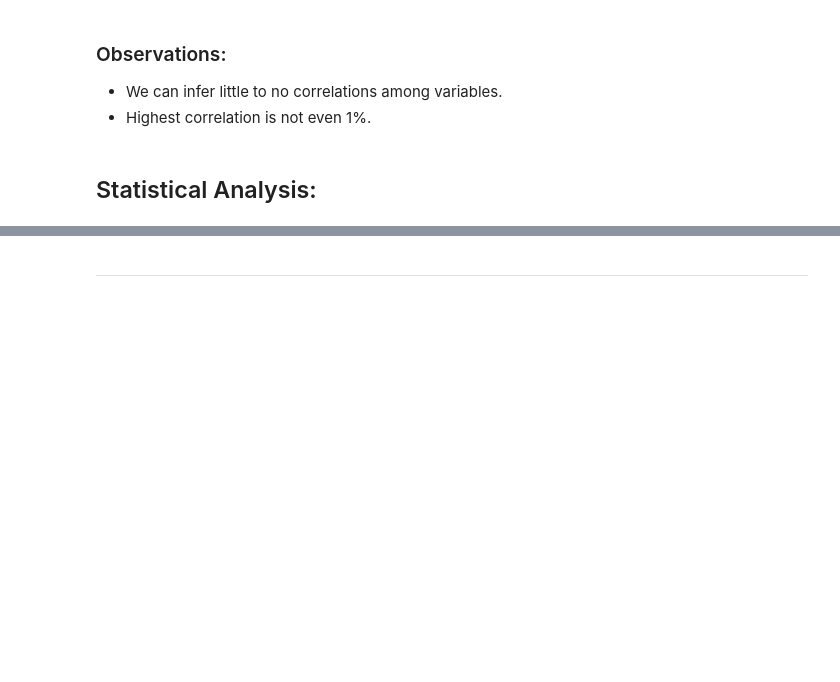
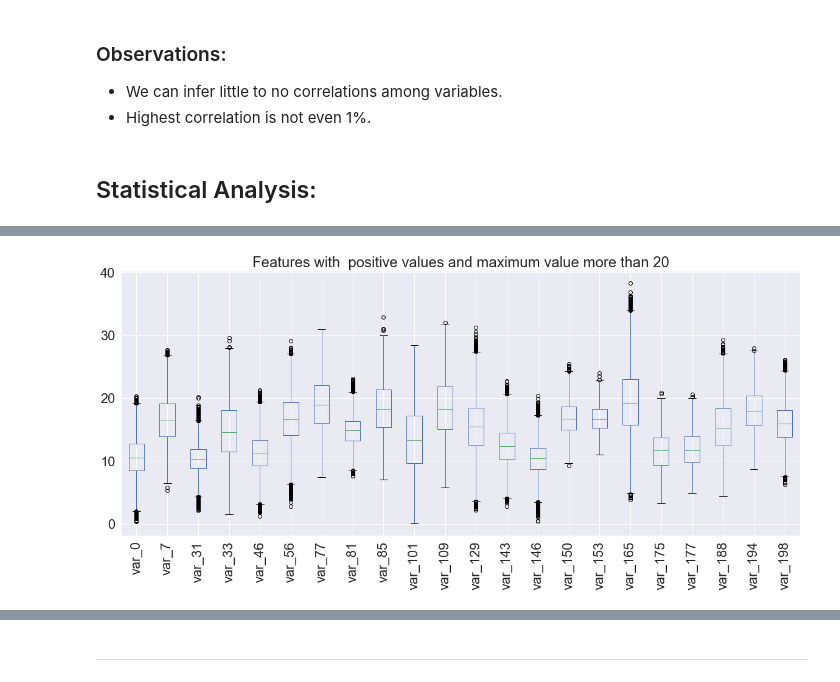
Before and after one commit to Doc1Ft/santander-customer-transaction-prediction, a Jupyter notebook: notebooks/Mike_Notebooks/Final_Notebook_Draft.ipynb, the cells around one changed output, grey strips where cells are left out. Cells and saved outputs as stored; diff of their text form; code cells hidden in the pictures; blank space fills up the shorter version.

```diff
--- a/notebooks/Mike_Notebooks/Final_Notebook_Draft.ipynb
+++ b/notebooks/Mike_Notebooks/Final_Notebook_Draft.ipynb
@@ -297,0 +364,9 @@ plt.show()
+# %%
+sns.set(rc={'figure.figsize':(20,8)}, font_scale=2)
+setpositive20plus=train_data.loc[:,colzeroandtwentyplus].boxplot(rot=90)
+setpositive20plus=setpositive20plus.set(
+    yticks=[0,10,20,30,40],
+    title="Features with positive values and maximum value more than 20"
+)
+# %% [output]
+[figure, added]
```
Also changed, not shown: parts of 40 cells of this notebook, 1 other file.
